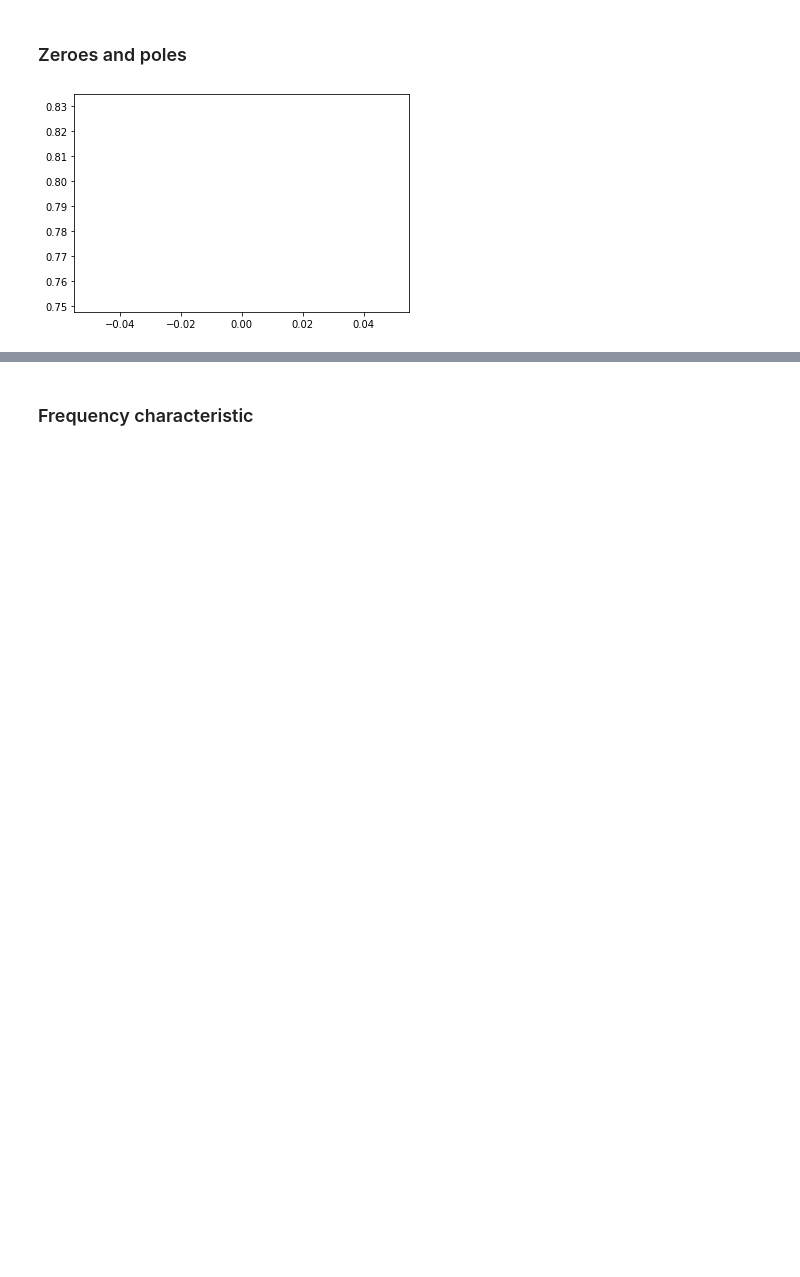
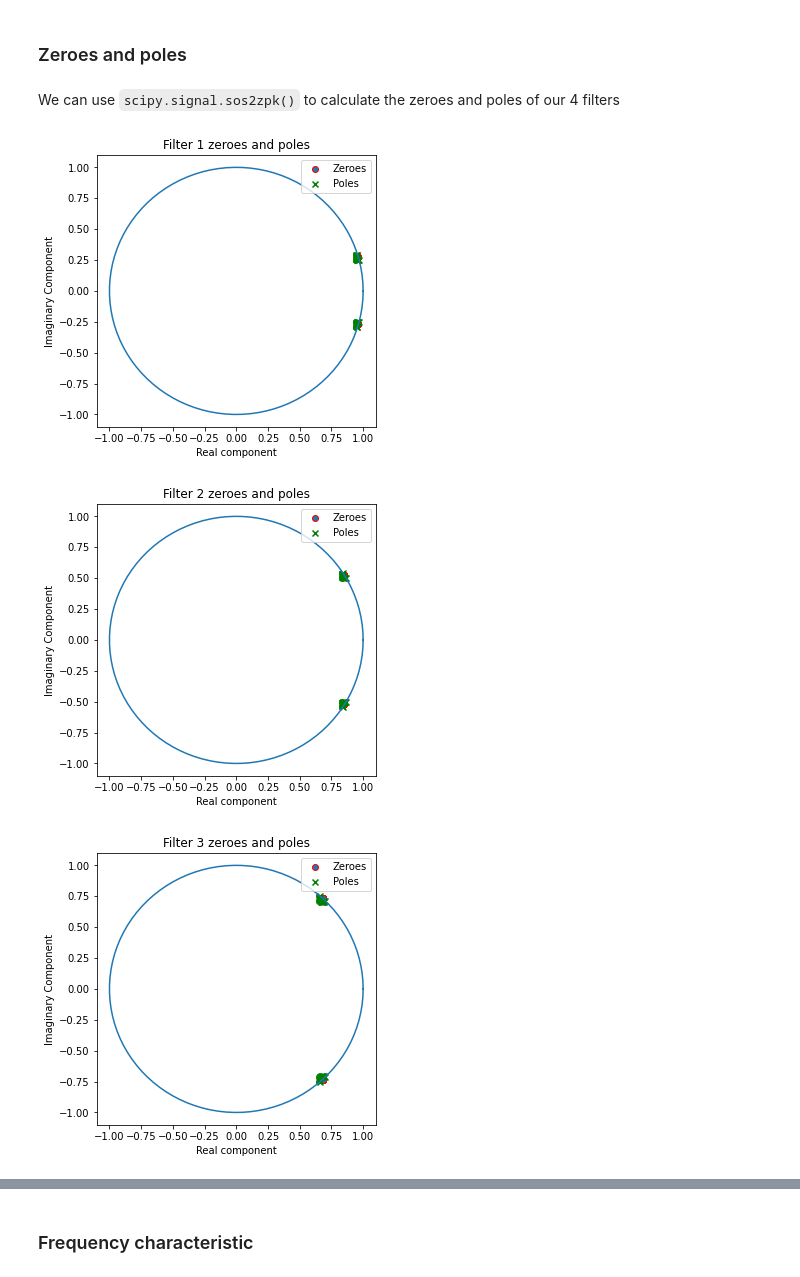
Before and after one commit to ddzibela/ISS, a Jupyter notebook: src/ISS.ipynb, the cells around one changed output, grey strips where cells are left out. Saved outputs shown, nothing was run; the diff lists cells and outputs as text; code cells hidden in the pictures; blank space fills up the shorter version.

````diff
--- a/src/ISS.ipynb
+++ b/src/ISS.ipynb
@@ -149,8 +191,25 @@ sos[3] = signal.butter(ord, [2800 -75, 2800 +90], 'bandstop', fs=samplingRate, o
 # %% [markdown]
 ### Zeroes and poles
-# %%
-z, p, k = signal.sos2zpk(sos[0])
-plt.plot(k)
-plt.show()
-# %% [output]
-[figure, removed]
+# %% [markdown]
+We can use ```scipy.signal.sos2zpk()``` to calculate the zeroes and poles of our 4 filters
+# %%
+for i in range(0, 4):
+    plt.figure(8 + i, figsize=(5,5))
+    z, p, k = signal.sos2zpk(sos[i])
+    plt.title('Filter ' + str(i + 1) + ' zeroes and poles')
+    #Unit circle
+    ang = np.linspace(0, 2*np.pi,100)
+    plt.plot(np.cos(ang), np.sin(ang))
+    #Zeroes
+    plt.scatter(np.real(z), np.imag(z), marker='o', edgecolors='r', label='Zeroes')
+    #Poles
+    plt.scatter(np.real(p), np.imag(p), marker='x', facecolor='g', label='Poles')
+    #Axis labels
+    plt.xlabel('Real component')
+    plt.ylabel('Imaginary Component')
+    plt.legend(loc='upper right')
+    plt.show()
+# %% [output]
+[figure, added]
+[figure, added]
+[figure, added]
````
Also changed, not shown: parts of 25 cells of this notebook.
